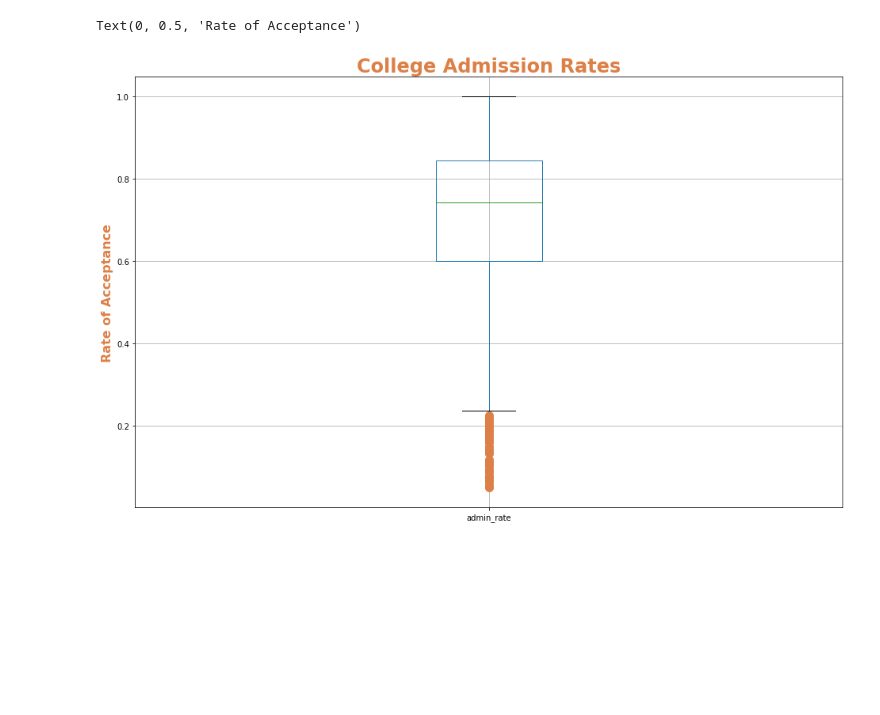
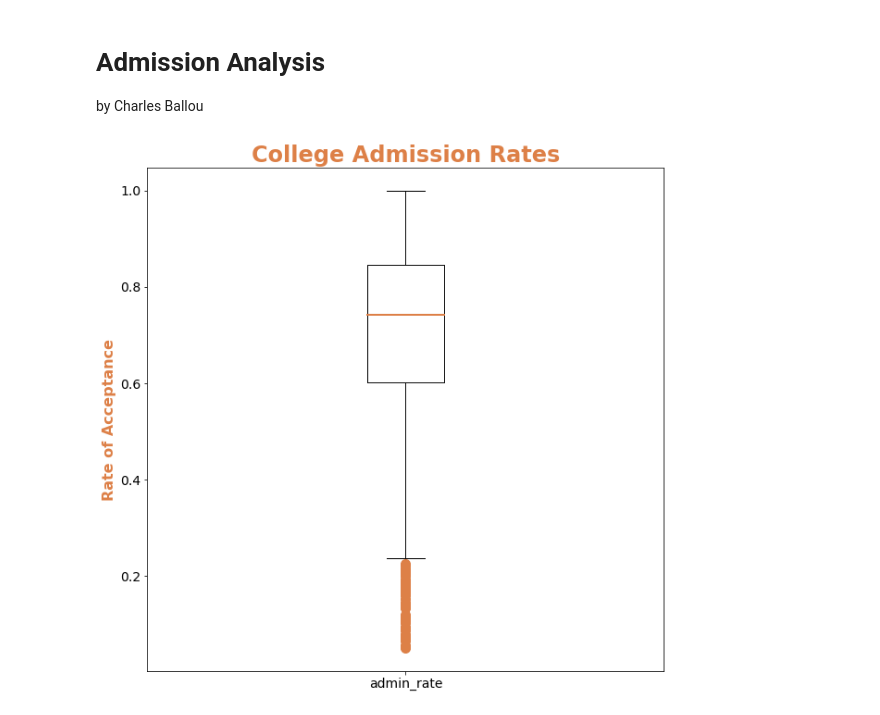
Before and after one commit to JeffPinegar/Proj1_undergraduate, a Jupyter notebook: Admissions.ipynb, the cells around one changed output. Cells and saved outputs as stored; diff of their text form; code cells hidden in the pictures; blank space fills up the shorter version.

```diff
--- a/Admissions.ipynb
+++ b/Admissions.ipynb
@@ -1,3 +1,6 @@
+# %% [markdown]
+# Admission Analysis
+by Charles Ballou
 # %%
 # Dependencies and Setup
 import pandas as pd
@@ -31,23 +34,30 @@ df = pd.read_csv("./Resources/all_data_clean.csv")
 # %%
 # box plot of Admission Rates
 color_dict = {'flierprops':dict(markeredgecolor = color_rust,                   # set the color of the outlier outline
                                 markerfacecolor = color_rust,                   # set the color of the outlier fill
                                 marker = 'o',                                   # set the outlier marker shape
                                 markersize=10)}
 
-df.boxplot("admin_rate", figsize=(16,10),**color_dict)
+medianprops = dict(linestyle='-', linewidth=2, color=color_rust)
+
+df.boxplot("admin_rate",
+            figsize=(10,10),
+            fontsize = 14,
+            grid = False,
+            medianprops=medianprops,
+            color='black',
+            **color_dict)
 
 plt.title('College Admission Rates',fontsize = 24,fontweight="bold", color=color_rust)
 
 plt.ylabel('Rate of Acceptance',                # Add a y-axis description
             fontsize = 16,
             color=color_rust,
             fontweight="bold")
 
 save_fig = os.path.join('.', 'Output', 'Adm_ratebox.jpg')
 plt.savefig(save_fig, bbox_inches='tight')
 # %% [output]
-Text(0, 0.5, 'Rate of Acceptance')
-[figure, old version]
+[figure, new version]
 # %%
 # scatter plot of Admission Rate vs Tuition costs
```
Also changed, not shown: parts of 3 cells of this notebook, 14 other files.
